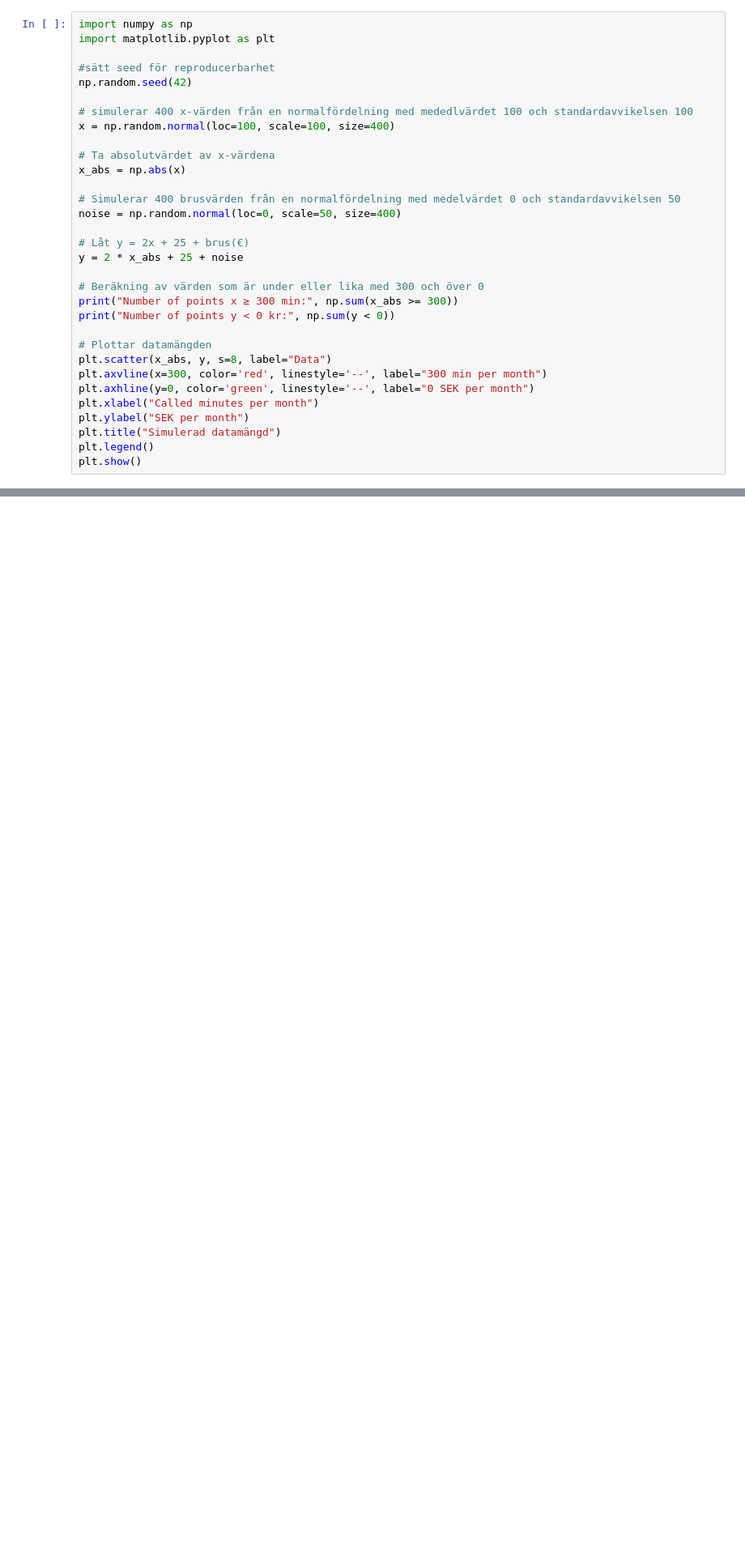
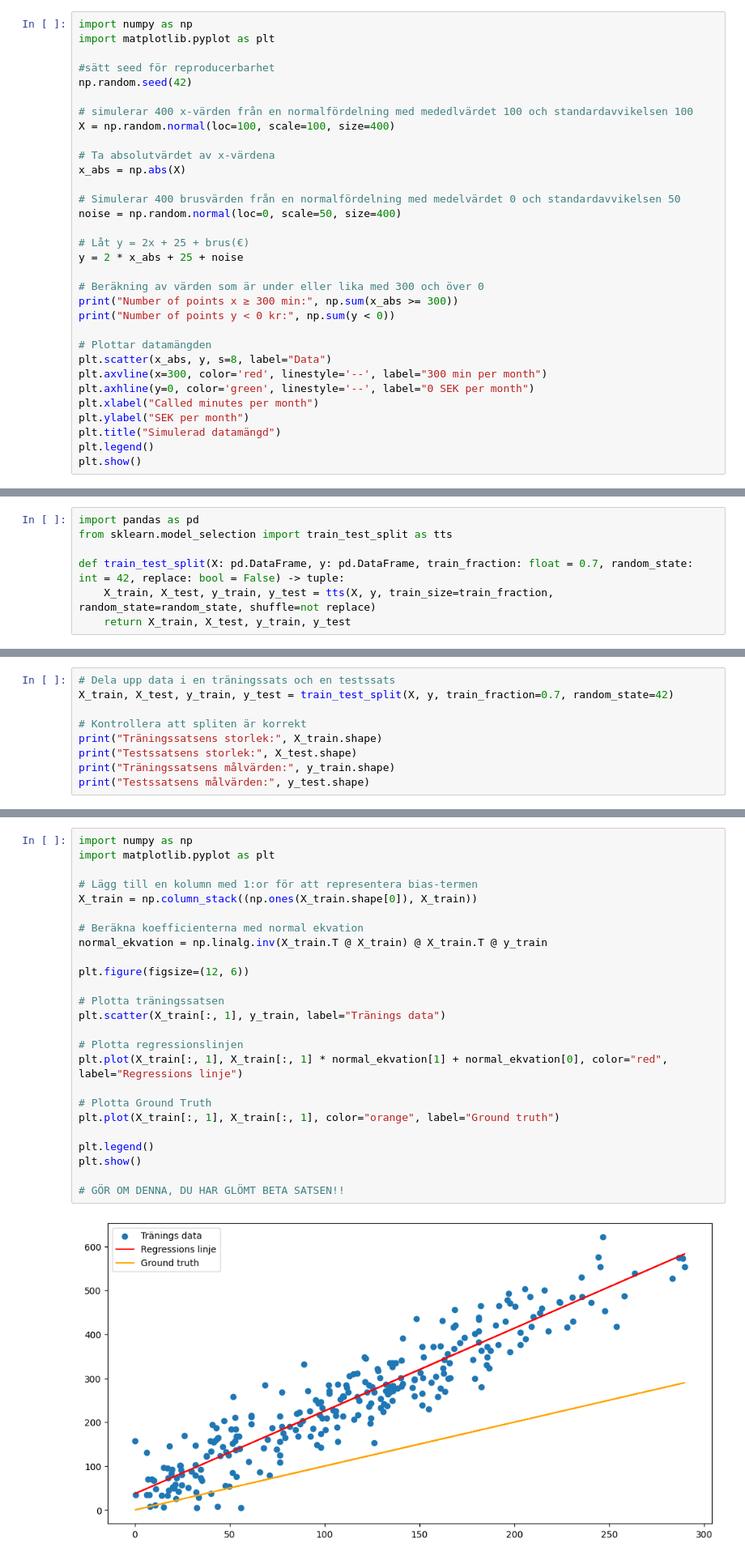
Before and after one commit to Jenchichi/Machine-learning-Jenny, a Jupyter notebook: Excercises/övning_E00_linjär_regression.ipynb, the cells around one changed output, grey strips where cells are left out. Shown at 81% size. Saved outputs shown, nothing was run; the diff lists cells and outputs as text; blank space fills up the shorter version.

```diff
--- a/Excercises/övning_E00_linjär_regression.ipynb
+++ b/Excercises/övning_E00_linjär_regression.ipynb
@@ -10,10 +10,10 @@ import matplotlib.pyplot as plt
 np.random.seed(42)
 
 # simulerar 400 x-värden från en normalfördelning med mededlvärdet 100 och standardavvikelsen 100
-x = np.random.normal(loc=100, scale=100, size=400)
+X = np.random.normal(loc=100, scale=100, size=400)
 
 # Ta absolutvärdet av x-värdena
-x_abs = np.abs(x)
+x_abs = np.abs(X)
 
 # Simulerar 400 brusvärden från en normalfördelning med medelvärdet 0 och standardavvikelsen 50
 noise = np.random.normal(loc=0, scale=50, size=400)
@@ -76,0 +98,7 @@ import pandas as pd
+# %%
+import pandas as pd
+from sklearn.model_selection import train_test_split as tts
+
+def train_test_split(X: pd.DataFrame, y: pd.DataFrame, train_fraction: float = 0.7, random_state: int = 42, replace: bool = False) -> tuple:
+    X_train, X_test, y_train, y_test = tts(X, y, train_size=train_fraction, random_state=random_state, shuffle=not replace)
+    return X_train, X_test, y_train, y_test
@@ -76,0 +107,9 @@ import pandas as pd
+# %%
+# Dela upp data i en träningssats och en testssats
+X_train, X_test, y_train, y_test = train_test_split(X, y, train_fraction=0.7, random_state=42)
+
+# Kontrollera att spliten är korrekt
+print("Träningssatsens storlek:", X_train.shape)
+print("Testssatsens storlek:", X_test.shape)
+print("Träningssatsens målvärden:", y_train.shape)
+print("Testssatsens målvärden:", y_test.shape)
@@ -76,0 +123,27 @@ import pandas as pd
+# %%
+import numpy as np
+import matplotlib.pyplot as plt
+
+# Lägg till en kolumn med 1:or för att representera bias-termen
+X_train = np.column_stack((np.ones(X_train.shape[0]), X_train))
+
+# Beräkna koefficienterna med normal ekvation
+normal_ekvation = np.linalg.inv(X_train.T @ X_train) @ X_train.T @ y_train
+
+plt.figure(figsize=(12, 6))
+
+# Plotta träningssatsen
+plt.scatter(X_train[:, 1], y_train, label="Tränings data")
+
+# Plotta regressionslinjen
+plt.plot(X_train[:, 1], X_train[:, 1] * normal_ekvation[1] + normal_ekvation[0], color="red", label="Regressions linje")
+
+# Plotta Ground Truth
+plt.plot(X_train[:, 1], X_train[:, 1], color="orange", label="Ground truth")
+
+plt.legend()
+plt.show()
+
+# GÖR OM DENNA, DU HAR GLÖMT BETA SATSEN!!
+# %% [output]
+[figure, added]
```
Also changed, not shown: parts of 6 cells of this notebook.
